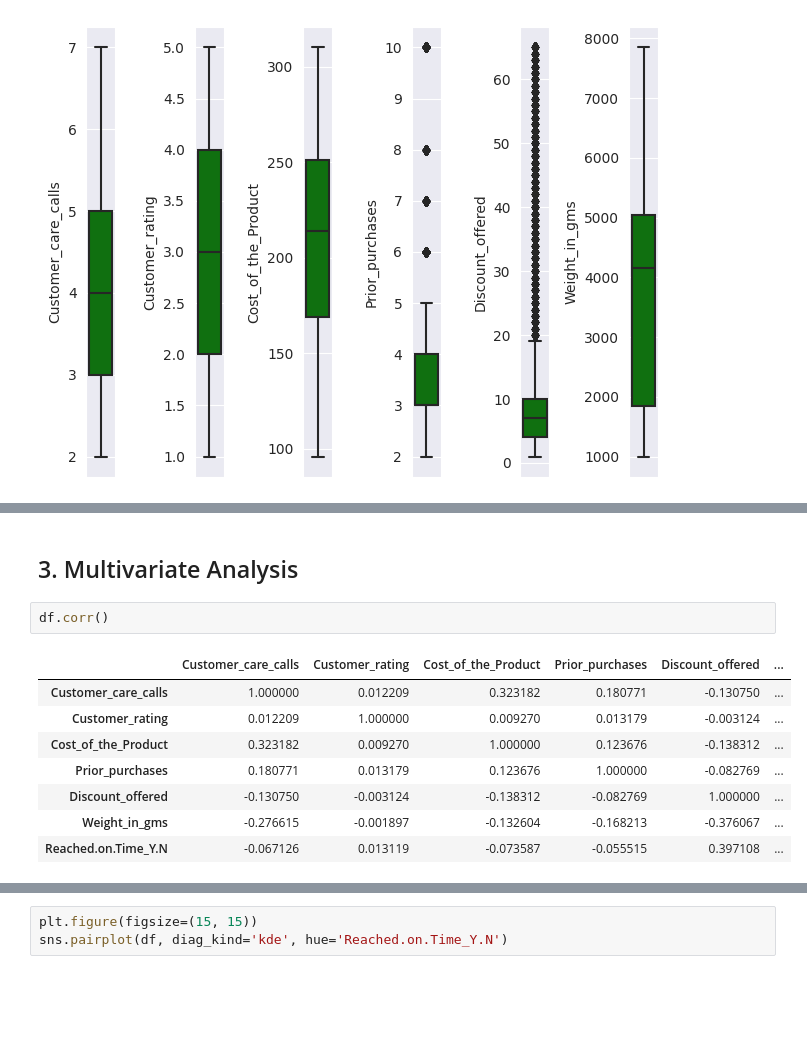
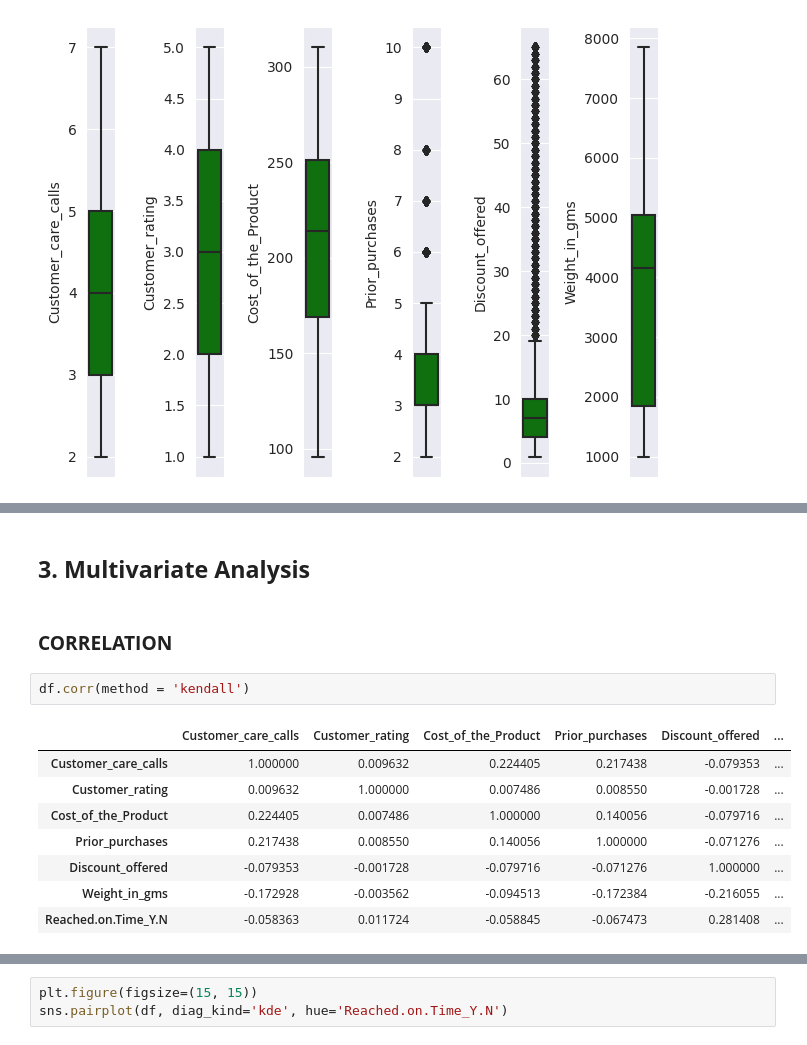
Before and after one commit to salsmardhiyah/EcommerceShippingData, a Jupyter notebook: Miracle7_Stage_1_Exploratory_Data_Analysis.ipynb, the cells around one changed output, grey strips where cells are left out. Cells and saved outputs as stored; diff of their text form; blank space fills up the shorter version.

```diff
--- a/Miracle7_Stage_1_Exploratory_Data_Analysis.ipynb
+++ b/Miracle7_Stage_1_Exploratory_Data_Analysis.ipynb
@@ -194,16 +227,18 @@ for i in range(0, len(num_features)):
 # %% [markdown]
-## 3. Multivariate Analysis
+## **3. Multivariate Analysis**
+# %% [markdown]
+### **CORRELATION**
 # %%
-df.corr()
+df.corr(method = 'kendall')
 # %% [output]
 |  | Customer_care_calls | Customer_rating | Cost_of_the_Product | Prior_purchases | Discount_offered | ... |
-| Customer_care_calls | 1.000000 | 0.012209 | 0.323182 | 0.180771 | -0.130750 | ... |
-| Customer_rating | 0.012209 | 1.000000 | 0.009270 | 0.013179 | -0.003124 | ... |
-| Cost_of_the_Product | 0.323182 | 0.009270 | 1.000000 | 0.123676 | -0.138312 | ... |
-| Prior_purchases | 0.180771 | 0.013179 | 0.123676 | 1.000000 | -0.082769 | ... |
-| Discount_offered | -0.130750 | -0.003124 | -0.138312 | -0.082769 | 1.000000 | ... |
-| Weight_in_gms | -0.276615 | -0.001897 | -0.132604 | -0.168213 | -0.376067 | ... |
-| Reached.on.Time_Y.N | -0.067126 | 0.013119 | -0.073587 | -0.055515 | 0.397108 | ... |
+| Customer_care_calls | 1.000000 | 0.009632 | 0.224405 | 0.217438 | -0.079353 | ... |
+| Customer_rating | 0.009632 | 1.000000 | 0.007486 | 0.008550 | -0.001728 | ... |
+| Cost_of_the_Product | 0.224405 | 0.007486 | 1.000000 | 0.140056 | -0.079716 | ... |
+| Prior_purchases | 0.217438 | 0.008550 | 0.140056 | 1.000000 | -0.071276 | ... |
+| Discount_offered | -0.079353 | -0.001728 | -0.079716 | -0.071276 | 1.000000 | ... |
+| Weight_in_gms | -0.172928 | -0.003562 | -0.094513 | -0.172384 | -0.216055 | ... |
+| Reached.on.Time_Y.N | -0.058363 | 0.011724 | -0.058845 | -0.067473 | 0.281408 | ... |
 # %%
 # heatmap of the data for checking the correlation between the features and target column.
 
```
Also changed, not shown: parts of 47 cells of this notebook.
